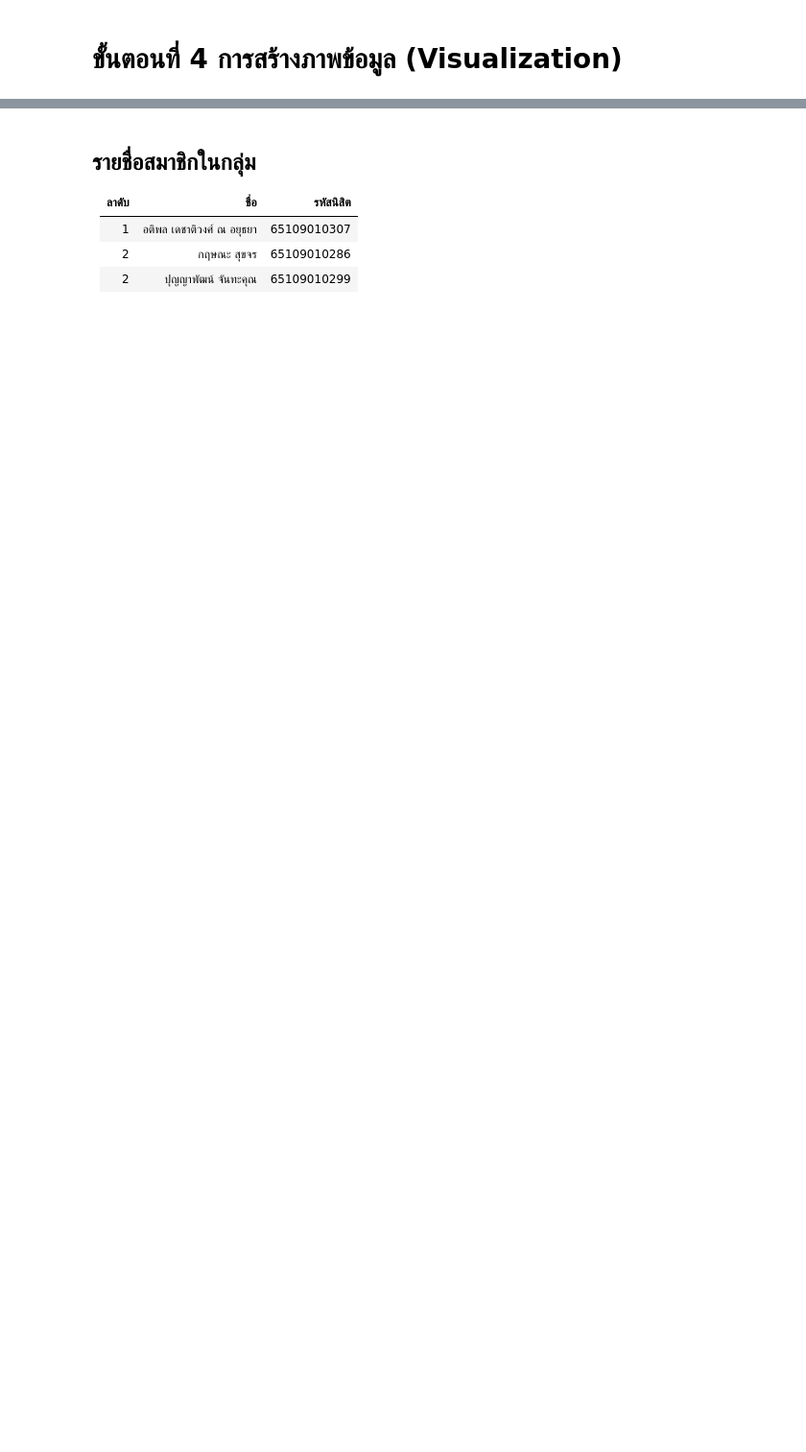
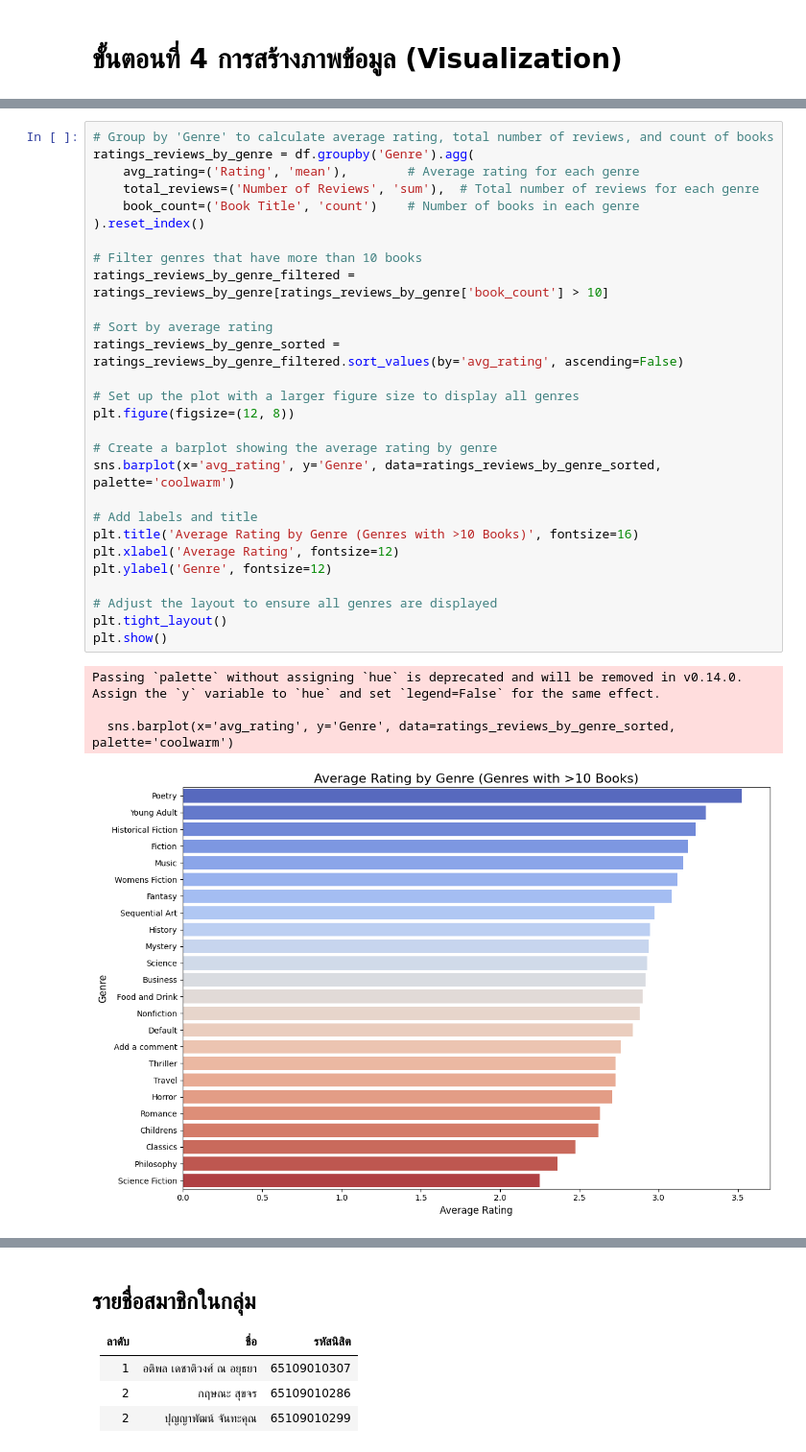
Before and after one commit to Eclair2199/Web_Scraping_Project, a Jupyter notebook: Web_Scraping_Project.ipynb, the cells around one changed output, grey strips where cells are left out. Shown at 96% size. Cells and saved outputs as stored; diff of their text form; blank space fills up the shorter version.

```diff
--- a/Web_Scraping_Project.ipynb
+++ b/Web_Scraping_Project.ipynb
@@ -269,0 +484,33 @@ plt.show()
+# %%
+# Group by 'Genre' to calculate average rating, total number of reviews, and count of books
+ratings_reviews_by_genre = df.groupby('Genre').agg(
+    avg_rating=('Rating', 'mean'),        # Average rating for each genre
+    total_reviews=('Number of Reviews', 'sum'),  # Total number of reviews for each genre
+    book_count=('Book Title', 'count')    # Number of books in each genre
+).reset_index()
+
+# Filter genres that have more than 10 books
+ratings_reviews_by_genre_filtered = ratings_reviews_by_genre[ratings_reviews_by_genre['book_count'] > 10]
+
+# Sort by average rating
+ratings_reviews_by_genre_sorted = ratings_reviews_by_genre_filtered.sort_values(by='avg_rating', ascending=False)
+
+# Set up the plot with a larger figure size to display all genres
+plt.figure(figsize=(12, 8))
+
+# Create a barplot showing the average rating by genre
+sns.barplot(x='avg_rating', y='Genre', data=ratings_reviews_by_genre_sorted, palette='coolwarm')
+
+# Add labels and title
+plt.title('Average Rating by Genre (Genres with >10 Books)', fontsize=16)
+plt.xlabel('Average Rating', fontsize=12)
+plt.ylabel('Genre', fontsize=12)
+
+# Adjust the layout to ensure all genres are displayed
+plt.tight_layout()
+plt.show()
+# %% [output]
+Passing `palette` without assigning `hue` is deprecated and will be removed in v0.14.0. Assign the `y` variable to `hue` and set `legend=False` for the same effect.
+
+  sns.barplot(x='avg_rating', y='Genre', data=ratings_reviews_by_genre_sorted, palette='coolwarm')
+[figure, added]
```
Also changed, not shown: parts of 16 cells of this notebook, 1 other file.
